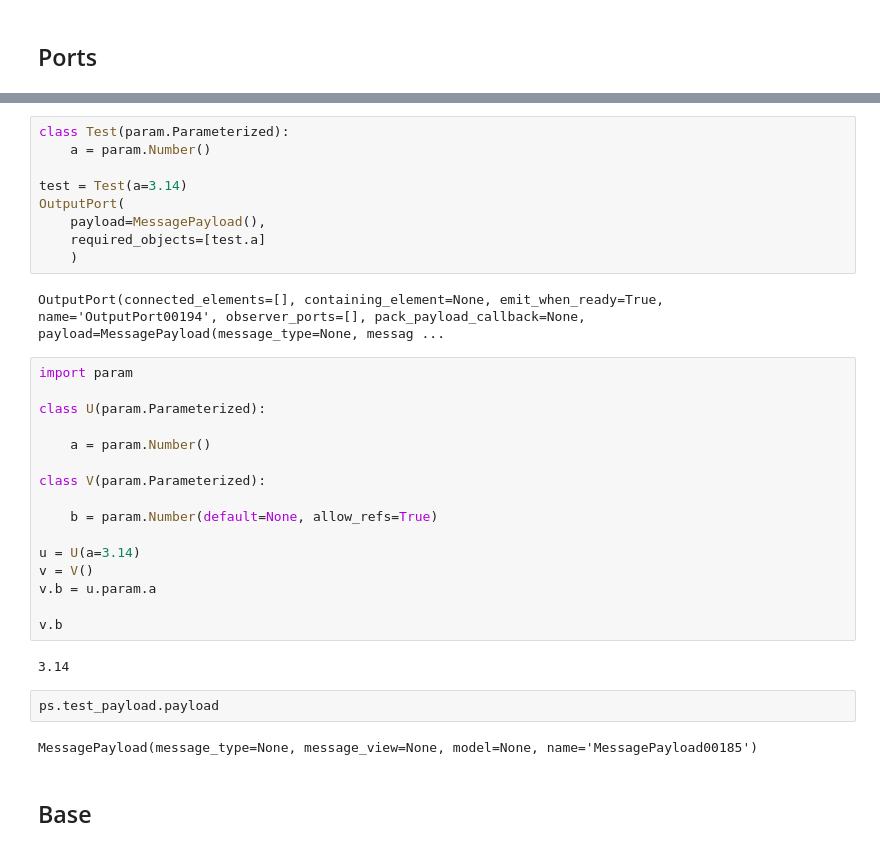
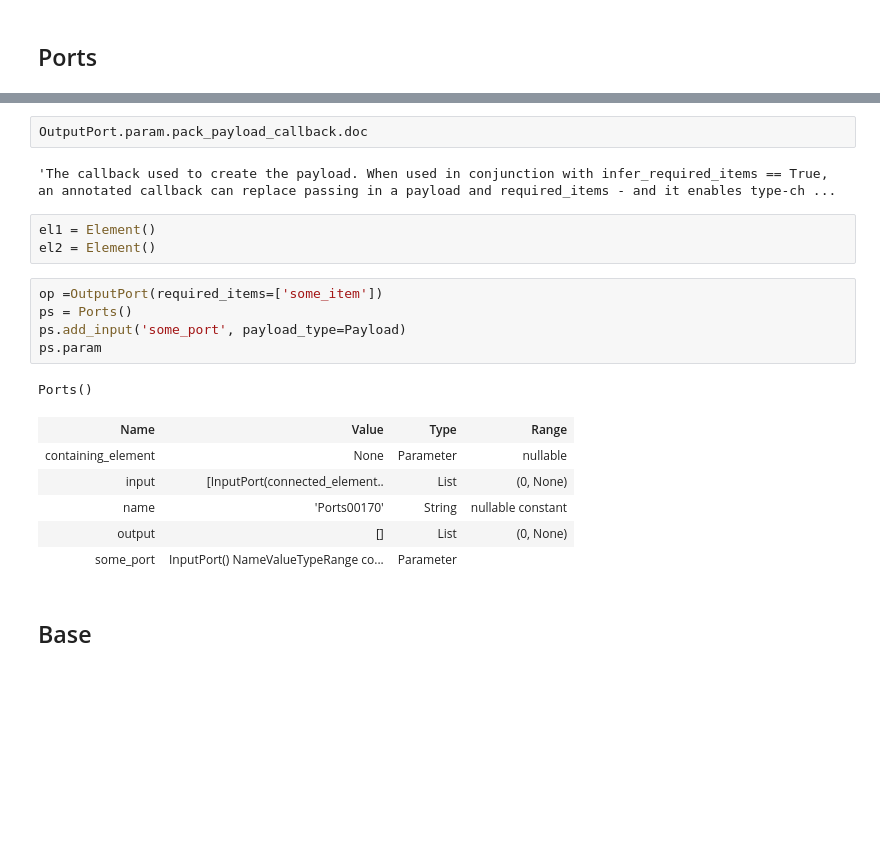
Before and after one commit to Prudent-Patterns/pyllments, a Jupyter notebook: framework_construction0.ipynb, the cells around one changed output, grey strips where cells are left out. Saved outputs shown, nothing was run; the diff lists cells and outputs as text; blank space fills up the shorter version.

Commit message:
port construction - testing Output payload - checkpoint

```diff
--- a/framework_construction0.ipynb
+++ b/framework_construction0.ipynb
@@ -168,36 +223,23 @@ InputPort(connected_elements=[], containing_element=None, name='test_payload', p
-# %%
-class Test(param.Parameterized):
-    a = param.Number()
-
-test = Test(a=3.14)
-OutputPort(
-    payload=MessagePayload(),
-    required_objects=[test.a]
-    )
-# %% [output]
-OutputPort(connected_elements=[], containing_element=None, emit_when_ready=True, name='OutputPort00194', observer_ports=[], pack_payload_callback=None, payload=MessagePayload(message_type=None, messag ...
-# %%
-import param
-
-class U(param.Parameterized):
-
-    a = param.Number()
-
-class V(param.Parameterized):
-
-    b = param.Number(default=None, allow_refs=True)
-
-u = U(a=3.14)
-v = V()
-v.b = u.param.a
-
-v.b
-# %% [output]
-3.14
-# %%
-ps.test_payload.payload
-# %% [output]
-MessagePayload(message_type=None, message_view=None, model=None, name='MessagePayload00185')
+# %%
+OutputPort.param.pack_payload_callback.doc
+# %% [output]
+'The callback used to create the payload. When used in conjunction with infer_required_items == True, an annotated callback can replace passing in a payload and required_items - and it enables type-ch ...
+# %%
+el1 = Element()
+el2 = Element()
+# %%
+op =OutputPort(required_items=['some_item'])
+ps = Ports()
+ps.add_input('some_port', payload_type=Payload)
+ps.param
+# %% [output]
+Ports()
+| Name | Value | Type | Range |
+| containing_element | None | Parameter | nullable |
+| input | [InputPort(connected_element.. | List | (0, None) |
+| name | 'Ports00170' | String | nullable constant |
+| output | [] | List | (0, None) |
+| some_port | InputPort() NameValueTypeRange co... | Parameter |  |
 # %% [markdown]
 ## Base
 # %%
```
Also changed, not shown: parts of 6 cells of this notebook.
